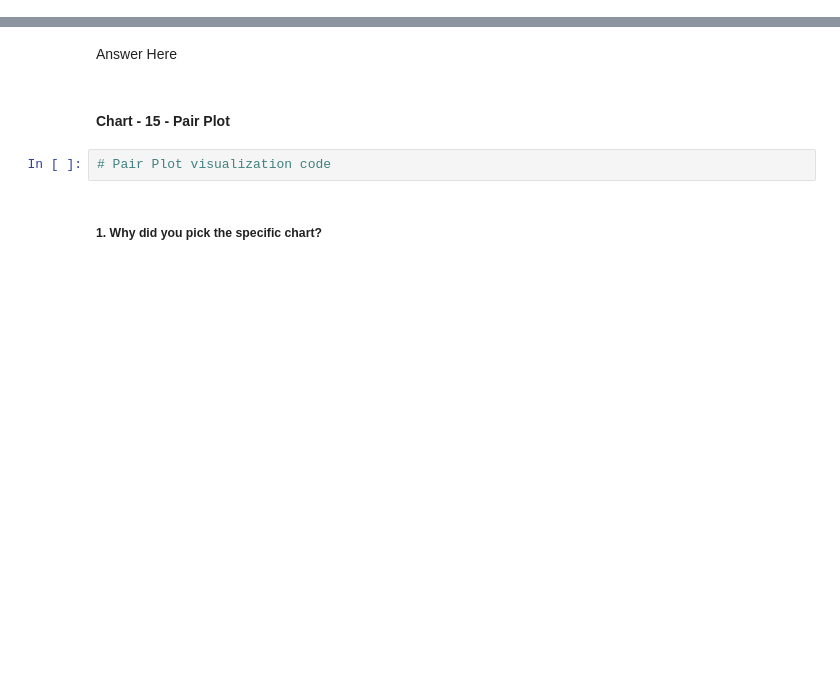
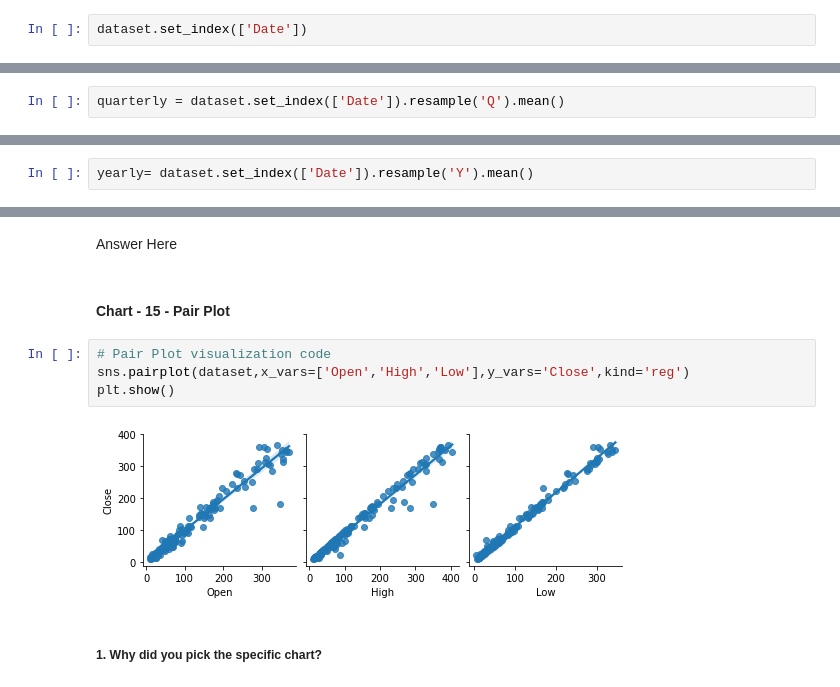
Before and after one commit to LuvMutreja/Yes-Bank-Closing-Stock-Price-Prediction, a Jupyter notebook: Regression_Project_Yes_Bank_Stock_Closing_Price_Prediction_.ipynb, the cells around one changed output, grey strips where cells are left out. Drawn from its saved outputs; the diff is of its cells as text; blank space fills up the shorter version.

```diff
--- a/Regression_Project_Yes_Bank_Stock_Closing_Price_Prediction_.ipynb
+++ b/Regression_Project_Yes_Bank_Stock_Closing_Price_Prediction_.ipynb
@@ -375,0 +407,2 @@ dataset
+# %%
+dataset.set_index(['Date'])
@@ -375,0 +424,2 @@ dataset
+# %%
+quarterly = dataset.set_index(['Date']).resample('Q').mean()
@@ -375,0 +443,2 @@ dataset
+# %%
+yearly= dataset.set_index(['Date']).resample('Y').mean()
@@ -746,8 +782,12 @@ Answer Here.
 Answer Here
 # %% [markdown]
 #### Chart - 15 - Pair Plot
-# %%
-# Pair Plot visualization code
+# %%
+# Pair Plot visualization code
+sns.pairplot(dataset,x_vars=['Open','High','Low'],y_vars='Close',kind='reg')
+plt.show()
+# %% [output]
+[figure, added]
 # %% [markdown]
 ##### 1. Why did you pick the specific chart?
 # %% [markdown]
```
Also changed, not shown: parts of 46 cells of this notebook.
